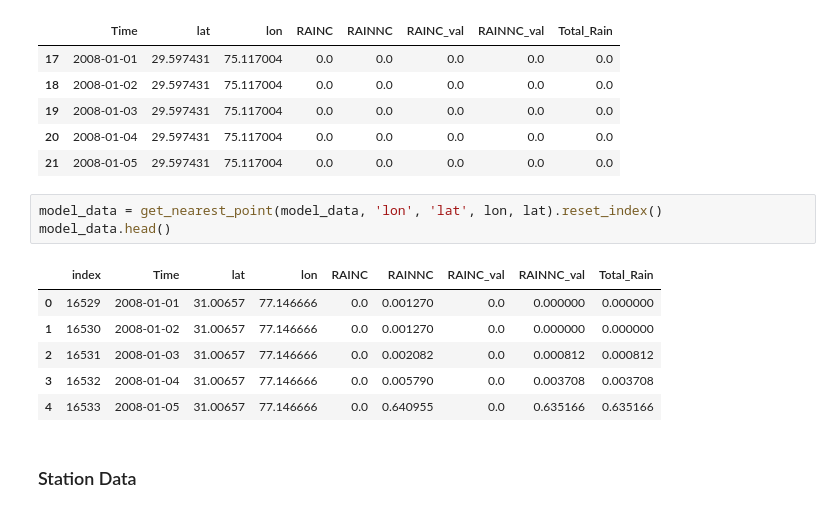
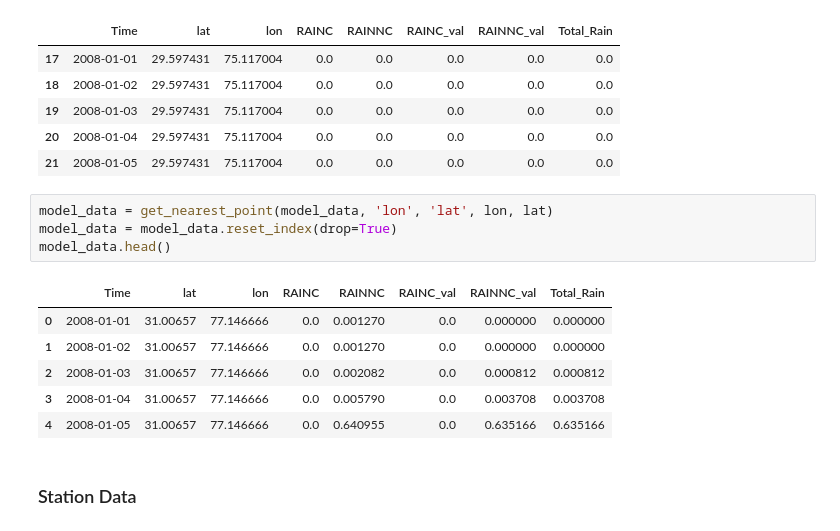
Before and after one commit to scotthosking/notebooks, a Jupyter notebook: Bias_Correction_for_Precip.ipynb, the cells around one changed output. Saved outputs shown, nothing was run; the diff lists cells and outputs as text.

Commit message:
remove index + add question

```diff
--- a/Bias_Correction_for_Precip.ipynb
+++ b/Bias_Correction_for_Precip.ipynb
@@ -91,15 +93,16 @@ model_data.head()
 | 20 | 2008-01-04 | 29.597431 | 75.117004 | 0.0 | 0.0 | 0.0 | 0.0 | 0.0 |
 | 21 | 2008-01-05 | 29.597431 | 75.117004 | 0.0 | 0.0 | 0.0 | 0.0 | 0.0 |
 # %%
-model_data = get_nearest_point(model_data, 'lon', 'lat', lon, lat).reset_index()
+model_data = get_nearest_point(model_data, 'lon', 'lat', lon, lat)
+model_data = model_data.reset_index(drop=True)
 model_data.head()
 # %% [output]
-|  | index | Time | lat | lon | RAINC | RAINNC | RAINC_val | RAINNC_val | Total_Rain |
-| 0 | 16529 | 2008-01-01 | 31.00657 | 77.146666 | 0.0 | 0.001270 | 0.0 | 0.000000 | 0.000000 |
-| 1 | 16530 | 2008-01-02 | 31.00657 | 77.146666 | 0.0 | 0.001270 | 0.0 | 0.000000 | 0.000000 |
-| 2 | 16531 | 2008-01-03 | 31.00657 | 77.146666 | 0.0 | 0.002082 | 0.0 | 0.000812 | 0.000812 |
-| 3 | 16532 | 2008-01-04 | 31.00657 | 77.146666 | 0.0 | 0.005790 | 0.0 | 0.003708 | 0.003708 |
-| 4 | 16533 | 2008-01-05 | 31.00657 | 77.146666 | 0.0 | 0.640955 | 0.0 | 0.635166 | 0.635166 |
+|  | Time | lat | lon | RAINC | RAINNC | RAINC_val | RAINNC_val | Total_Rain |
+| 0 | 2008-01-01 | 31.00657 | 77.146666 | 0.0 | 0.001270 | 0.0 | 0.000000 | 0.000000 |
+| 1 | 2008-01-02 | 31.00657 | 77.146666 | 0.0 | 0.001270 | 0.0 | 0.000000 | 0.000000 |
+| 2 | 2008-01-03 | 31.00657 | 77.146666 | 0.0 | 0.002082 | 0.0 | 0.000812 | 0.000812 |
+| 3 | 2008-01-04 | 31.00657 | 77.146666 | 0.0 | 0.005790 | 0.0 | 0.003708 | 0.003708 |
+| 4 | 2008-01-05 | 31.00657 | 77.146666 | 0.0 | 0.640955 | 0.0 | 0.635166 | 0.635166 |
 # %% [markdown]
 ### Station Data
 # %%
```
Also changed, not shown: parts of 2 cells of this notebook.
